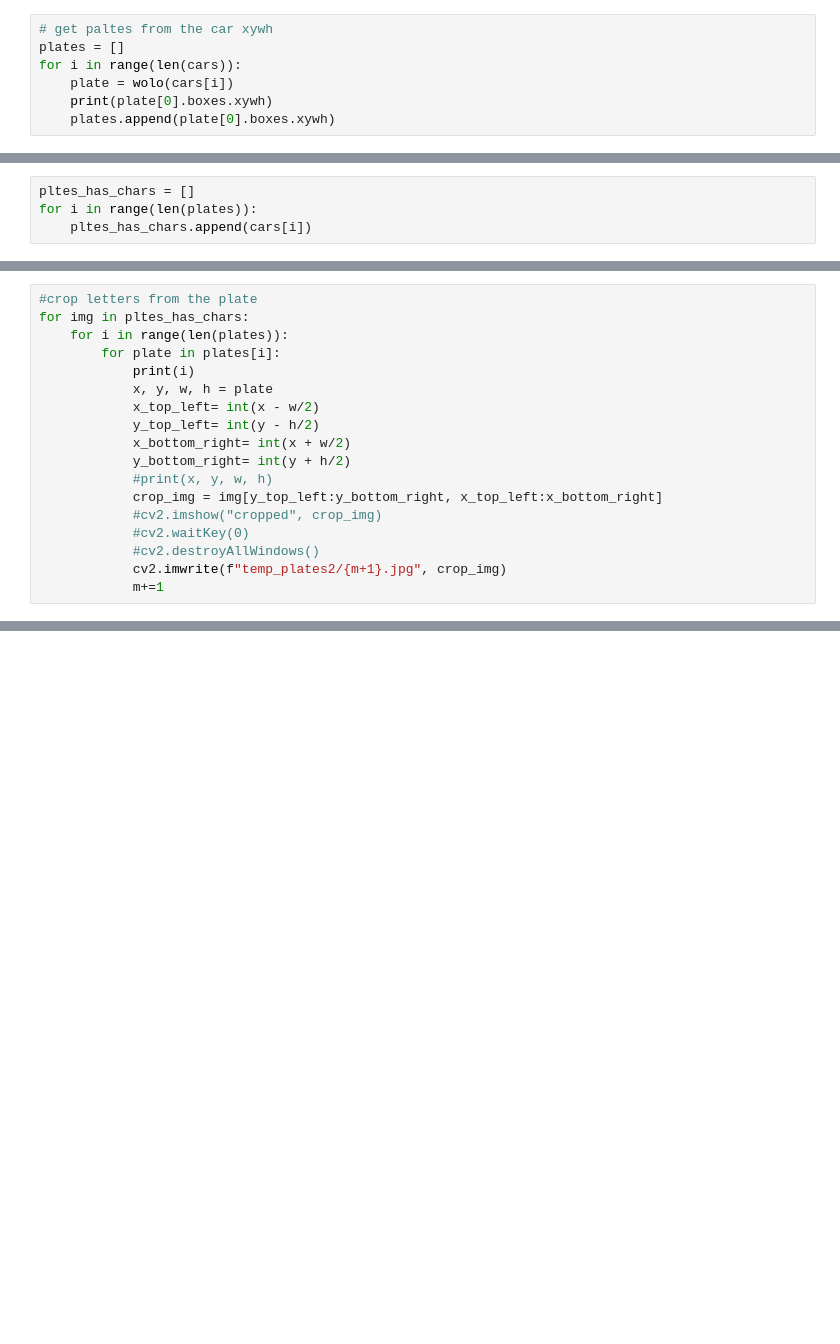
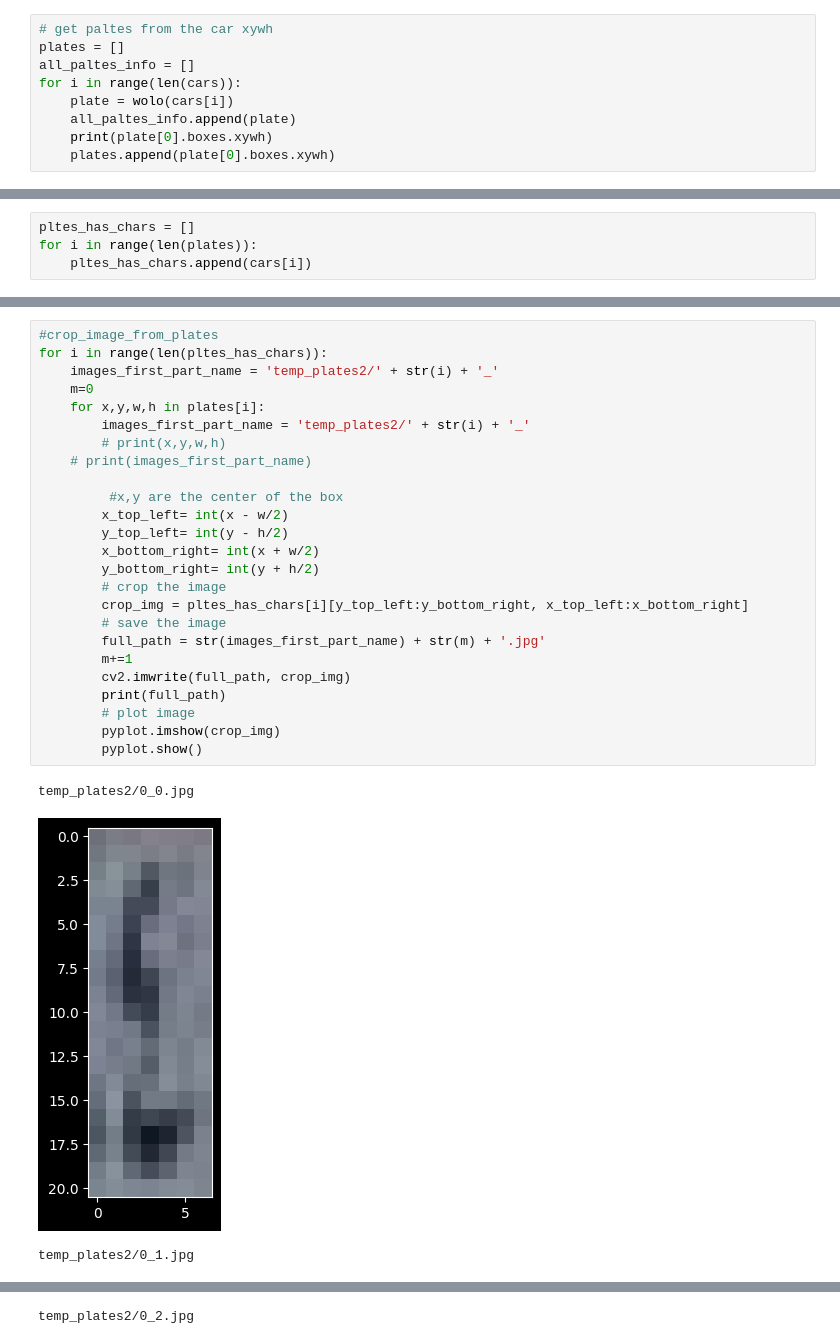
Before and after one commit to AhPro7/Egyptian-plate-cars-recognizer, a Jupyter notebook: wolo_model.ipynb, the cells around one changed output, grey strips where cells are left out. Drawn from its saved outputs; the diff is of its cells as text; blank space fills up the shorter version.

```diff
--- a/wolo_model.ipynb
+++ b/wolo_model.ipynb
@@ -84,8 +84,10 @@ test
 # %%
 # get paltes from the car xywh
 plates = []
+all_paltes_info = []
 for i in range(len(cars)):
     plate = wolo(cars[i])
+    all_paltes_info.append(plate)
     print(plate[0].boxes.xywh)
     plates.append(plate[0].boxes.xywh)
 # %% [output]
@@ -157,18 +175,0 @@ m=0
-# %%
-#crop letters from the plate
-for img in pltes_has_chars:
-    for i in range(len(plates)):
-        for plate in plates[i]:
-            print(i)
-            x, y, w, h = plate
-            x_top_left= int(x - w/2)
-            y_top_left= int(y - h/2)
-            x_bottom_right= int(x + w/2)
-            y_bottom_right= int(y + h/2)
-            #print(x, y, w, h)
-            crop_img = img[y_top_left:y_bottom_right, x_top_left:x_bottom_right]
-            #cv2.imshow("cropped", crop_img)
-            #cv2.waitKey(0)
-            #cv2.destroyAllWindows()
-            cv2.imwrite(f"temp_plates2/{m+1}.jpg", crop_img)
-            m+=1
@@ -181,0 +196,29 @@ for img in pltes_has_chars:
+# %%
+#crop_image_from_plates
+for i in range(len(pltes_has_chars)):
+    images_first_part_name = 'temp_plates2/' + str(i) + '_'
+    m=0
+    for x,y,w,h in plates[i]:
+        images_first_part_name = 'temp_plates2/' + str(i) + '_'
+        # print(x,y,w,h)
+    # print(images_first_part_name)
+
+         #x,y are the center of the box
+        x_top_left= int(x - w/2)
+        y_top_left= int(y - h/2)
+        x_bottom_right= int(x + w/2)
+        y_bottom_right= int(y + h/2)
+        # crop the image
+        crop_img = pltes_has_chars[i][y_top_left:y_bottom_right, x_top_left:x_bottom_right]
+        # save the image
+        full_path = str(images_first_part_name) + str(m) + '.jpg'
+        m+=1
+        cv2.imwrite(full_path, crop_img)
+        print(full_path)
+        # plot image
+        pyplot.imshow(crop_img)
+        pyplot.show()
+# %% [output]
+temp_plates2/0_0.jpg
+[figure, added]
+temp_plates2/0_1.jpg
@@ -181,0 +226 @@ for img in pltes_has_chars:
+temp_plates2/0_2.jpg
```
Also changed, not shown: parts of 41 cells of this notebook, 36 other files.
